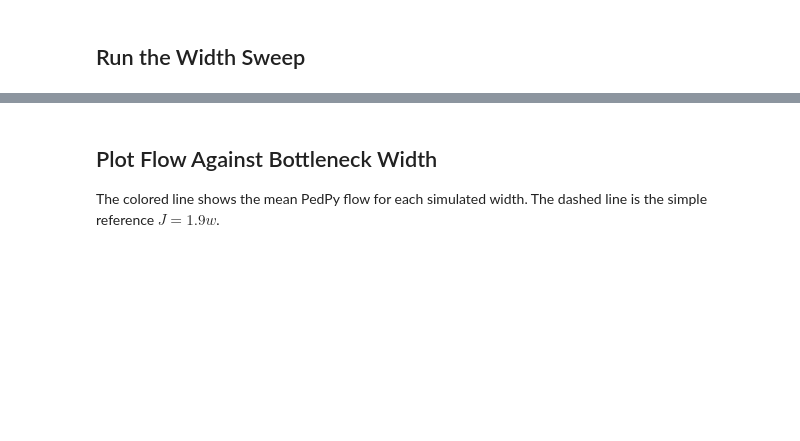
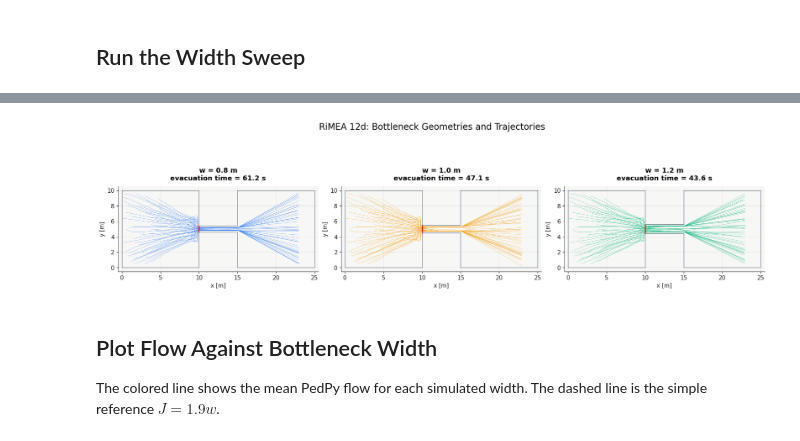
Before and after one commit to PedestrianDynamics/jupedsim-web-community, a Jupyter notebook: scripts/rimea12d_bottleneck_width_flow.ipynb, the cells around one changed output, grey strips where cells are left out. Saved outputs shown, nothing was run; the diff lists cells and outputs as text; code cells hidden in the pictures; blank space fills up the shorter version.

Commit message:
Add rimea tests - bottlenecks
WIP: not finished yet

```diff
--- a/scripts/rimea12d_bottleneck_width_flow.ipynb
+++ b/scripts/rimea12d_bottleneck_width_flow.ipynb
@@ -62,8 +77,9 @@ def make_geometry(width: float) -> str:
 def measurement_line(width: float) -> pedpy.MeasurementLine:
     half_width = width / 2.0
     center_y = 5.0
+    measurement_line_x = 10
     return pedpy.MeasurementLine(
-        [(12.5, center_y - half_width), (12.5, center_y + half_width)]
+        [(measurement_line_x, center_y - half_width), (measurement_line_x, center_y + half_width)]
     )
 
 
@@ -116,6 +132,7 @@ def run_width_variant(base: Scenario, width: float) -> dict:
     return {
         "width": width,
         "line": line,
+        "walkable_area": pedpy.WalkableArea(variant.walkable_polygon),
         "trajectory": traj,
         "nt": nt,
         "crossing": crossing,
@@ -140,3 +162,43 @@ summary_rows
+# %%
+TRAJECTORY_COLORS = {
+    0.8: "#3B82F6",
+    1.0: "#F59E0B",
+    1.2: "#10B981",
+}
+
+fig, axes = plt.subplots(1, 3, figsize=(18, 5.5), constrained_layout=True)
+
+for ax, run in zip(axes, runs):
+    color = TRAJECTORY_COLORS[run["width"]]
+    pedpy.plot_measurement_setup(
+        traj=run["trajectory"],
+        walkable_area=run["walkable_area"],
+        measurement_lines=[run["line"]],
+        axes=ax,
+        traj_alpha=0.7,
+        traj_width=0.4,
+        ml_width=2,
+        ml_alpha=0.2,
+        traj_color=color,
+        ml_color="red",
+    ).set_aspect("equal")
+    ax.set_title(
+        f"w = {run['width']:.1f} m\n"
+        f"evacuation time = {run['metrics']['evacuation_time']:.1f} s",
+        pad=12,
+    )
+    ax.set_xlim(-0.5, 25.5)
+    ax.set_ylim(-0.5, 10.5)
+    ax.set_xlabel("x [m]")
+    ax.set_ylabel("y [m]")
+    ax.grid(True, linestyle="--", linewidth=0.7, alpha=0.35)
+    ax.spines["top"].set_visible(False)
+    ax.spines["right"].set_visible(False)
+
+fig.suptitle("RiMEA 12d: Bottleneck Geometries and Trajectories", fontsize=17, y=1.02)
+plt.show()
+# %% [output]
+[figure, added]
 # %% [markdown]
 ## Plot Flow Against Bottleneck Width
 
```
Also changed, not shown: parts of 4 cells of this notebook, 7 other files.
